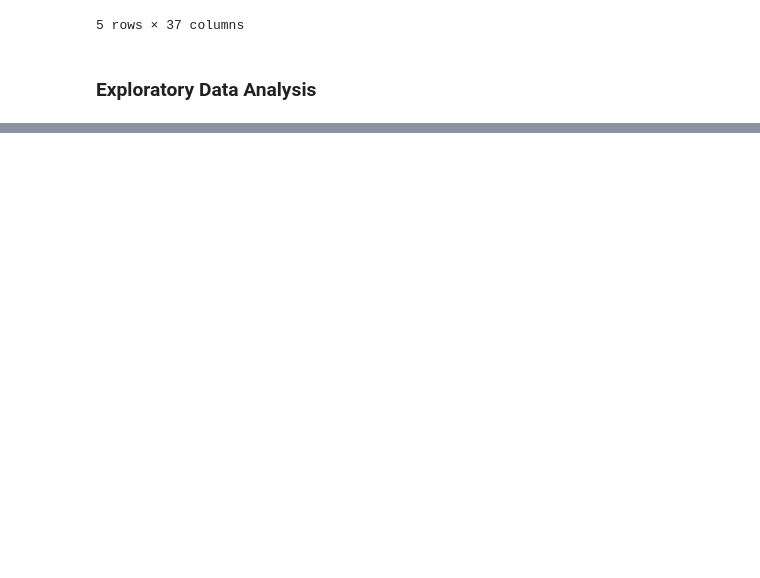
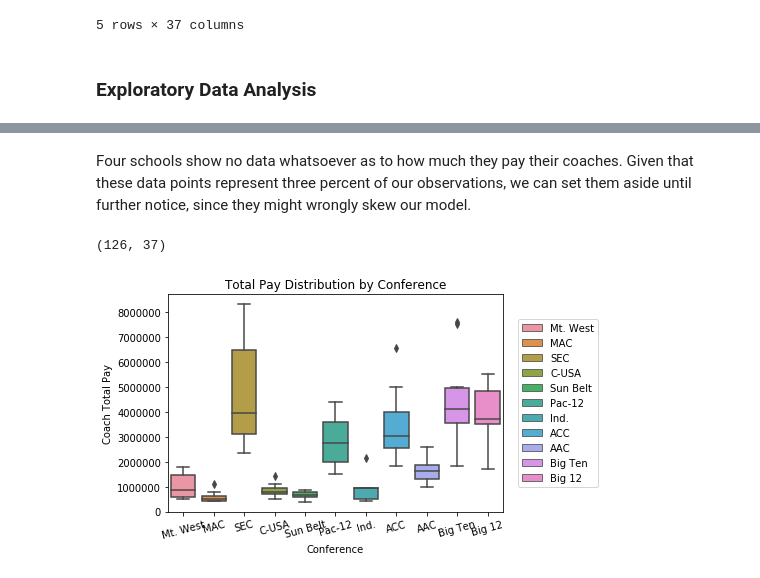
Before and after one commit to MartnAR/IST718, a Jupyter notebook: Labs/Coaches9_2_2/Alonso_Lab1.ipynb, the cells around one changed output, grey strips where cells are left out. Drawn from its saved outputs; the diff is of its cells as text; code cells hidden in the pictures; blank space fills up the shorter version.

Commit message:
Lab1 EDA
Started doing EDA. Have steps set up for model building, result evaluation, and conclusions.

```diff
--- a/Labs/Coaches9_2_2/Alonso_Lab1.ipynb
+++ b/Labs/Coaches9_2_2/Alonso_Lab1.ipynb
@@ -373,0 +433,19 @@ df_final.head()
+# %% [markdown]
+Four schools show no data whatsoever as to how much they pay their coaches. Given that these data points represent three percent of our observations, we can set them aside until further notice, since they might wrongly skew our model.
+# %%
+# If you want to make God laugh, name a data frame df_final.
+df_final2 = df_final[df_final['TotalPay'] > 0]
+df_final2.shape
+# %% [output]
+(126, 37)
+# %%
+# Exploring the relationship between Total Pay and Conference.
+sns.boxplot(x='Conference', y='TotalPay', data=df_final2, hue='Conference', dodge=False)
+_ = plt.legend(loc='center right', bbox_to_anchor=[1.3, 0.5])
+_ = plt.xlabel('Conference')
+_ = plt.ylabel('Coach Total Pay')
+_ = plt.title('Total Pay Distribution by Conference')
+_ = plt.xticks(rotation=15)
+plt.show()
+# %% [output]
+[figure, added]
```
Also changed, not shown: parts of 22 cells of this notebook.
